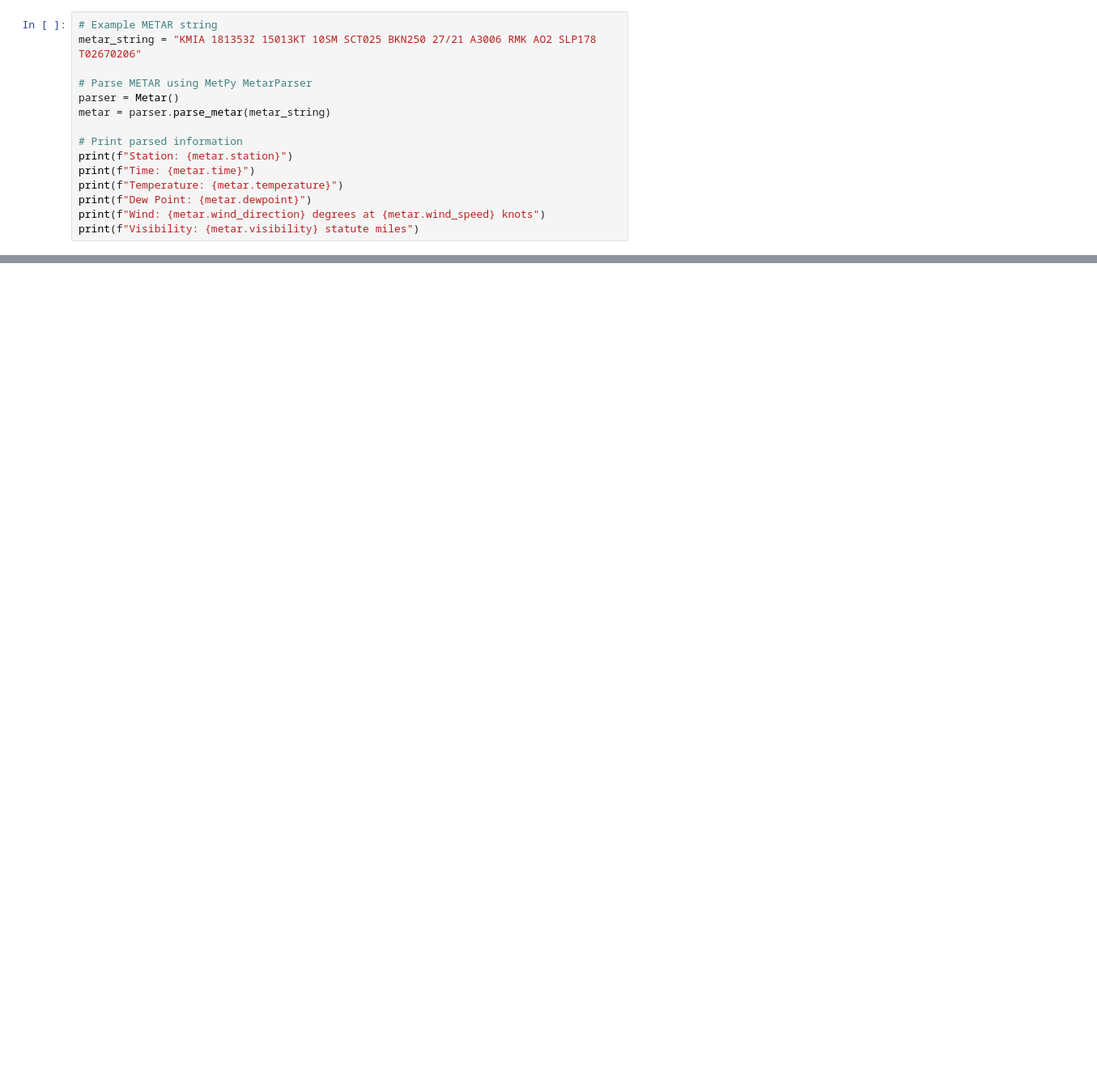
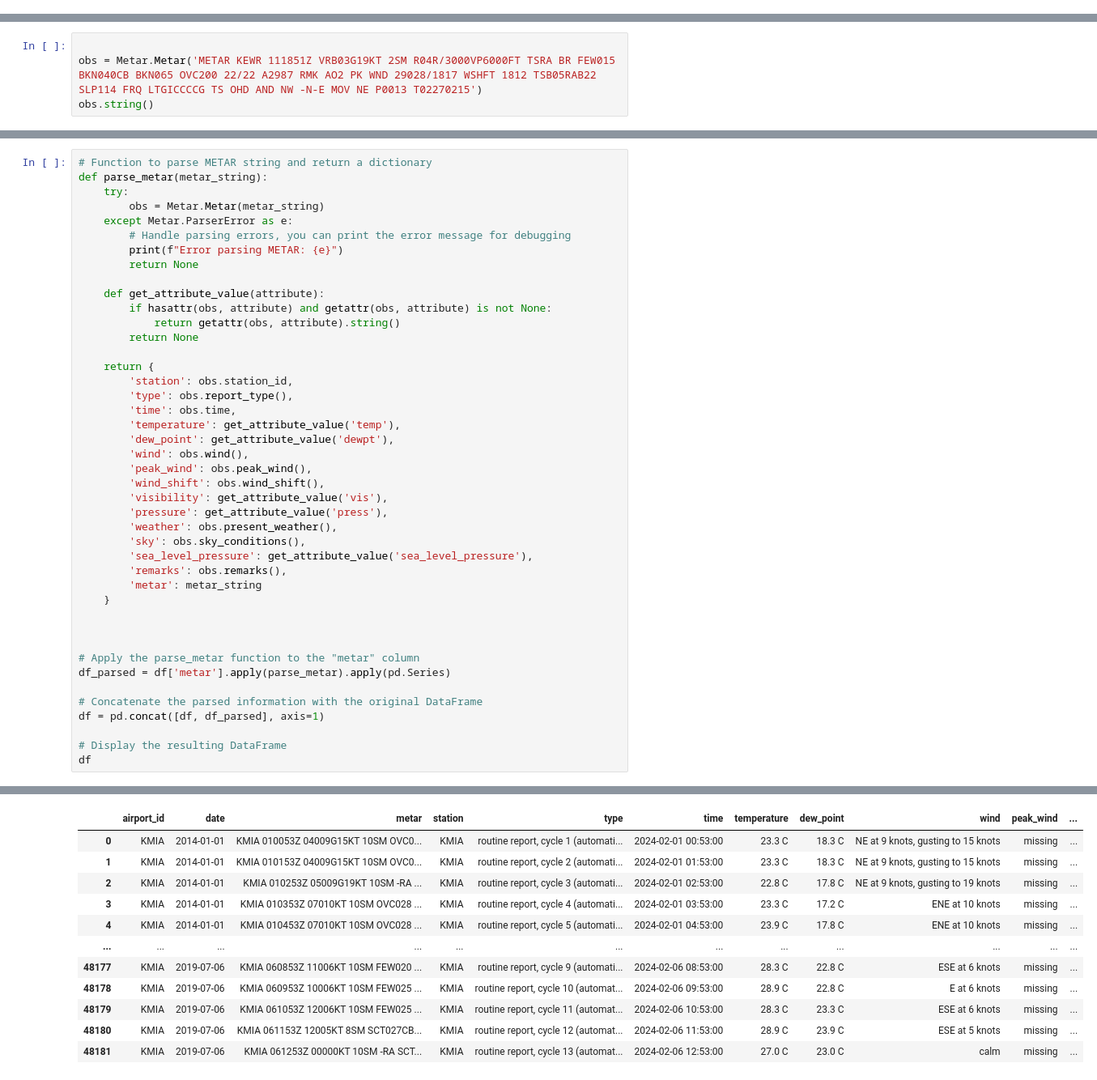
Before and after one commit to SandyCOG/Aviation-Weather-Forecasting-Using-METAR-Data, a Jupyter notebook: Aviation_Weather_Forecasting_Using_METAR_Data.ipynb, the cells around one changed output, grey strips where cells are left out. Shown at 81% size. Cells and saved outputs as stored; diff of their text form; blank space fills up the shorter version.

```diff
--- a/Aviation_Weather_Forecasting_Using_METAR_Data.ipynb
+++ b/Aviation_Weather_Forecasting_Using_METAR_Data.ipynb
@@ -34,15 +22,0 @@ KeyError: "None of ['station_id'] are in the columns"
-# %%
-# Example METAR string
-metar_string = "KMIA 181353Z 15013KT 10SM SCT025 BKN250 27/21 A3006 RMK AO2 SLP178 T02670206"
-
-# Parse METAR using MetPy MetarParser
-parser = Metar()
-metar = parser.parse_metar(metar_string)
-
-# Print parsed information
-print(f"Station: {metar.station}")
-print(f"Time: {metar.time}")
-print(f"Temperature: {metar.temperature}")
-print(f"Dew Point: {metar.dewpoint}")
-print(f"Wind: {metar.wind_direction} degrees at {metar.wind_speed} knots")
-print(f"Visibility: {metar.visibility} statute miles")
@@ -155,0 +23,4 @@ TypeError: metar.__new__() missing 28 required positional arguments: 'station_id
+# %%
+
+obs = Metar.Metar('METAR KEWR 111851Z VRB03G19KT 2SM R04R/3000VP6000FT TSRA BR FEW015 BKN040CB BKN065 OVC200 22/22 A2987 RMK AO2 PK WND 29028/1817 WSHFT 1812 TSB05RAB22 SLP114 FRQ LTGICCCCG TS OHD AND NW -N-E MOV NE P0013 T02270215')
+obs.string()
@@ -155,0 +29,44 @@ TypeError: metar.__new__() missing 28 required positional arguments: 'station_id
+# %%
+# Function to parse METAR string and return a dictionary
+def parse_metar(metar_string):
+    try:
+        obs = Metar.Metar(metar_string)
+    except Metar.ParserError as e:
+        # Handle parsing errors, you can print the error message for debugging
+        print(f"Error parsing METAR: {e}")
+        return None
+
+    def get_attribute_value(attribute):
+        if hasattr(obs, attribute) and getattr(obs, attribute) is not None:
+            return getattr(obs, attribute).string()
+        return None
+
+    return {
+        'station': obs.station_id,
+        'type': obs.report_type(),
+        'time': obs.time,
+        'temperature': get_attribute_value('temp'),
+        'dew_point': get_attribute_value('dewpt'),
+        'wind': obs.wind(),
+        'peak_wind': obs.peak_wind(),
+        'wind_shift': obs.wind_shift(),
+        'visibility': get_attribute_value('vis'),
+        'pressure': get_attribute_value('press'),
+        'weather': obs.present_weather(),
+        'sky': obs.sky_conditions(),
+        'sea_level_pressure': get_attribute_value('sea_level_pressure'),
+        'remarks': obs.remarks(),
+        'metar': metar_string
+    }
+
+
+
+# Apply the parse_metar function to the "metar" column
+df_parsed = df['metar'].apply(parse_metar).apply(pd.Series)
+
+# Concatenate the parsed information with the original DataFrame
+df = pd.concat([df, df_parsed], axis=1)
+
+# Display the resulting DataFrame
+df
+# %% [output]
@@ -155,0 +75,12 @@ TypeError: metar.__new__() missing 28 required positional arguments: 'station_id
+|  | airport_id | date | metar | station | type | time | temperature | dew_point | wind | peak_wind | ... |
+| 0 | KMIA | 2014-01-01 | KMIA 010053Z 04009G15KT 10SM OVC0... | KMIA | routine report, cycle 1 (automati... | 2024-02-01 00:53:00 | 23.3 C | 18.3 C | NE at 9 knots, gusting to 15 knots | missing | ... |
+| 1 | KMIA | 2014-01-01 | KMIA 010153Z 04009G15KT 10SM OVC0... | KMIA | routine report, cycle 2 (automati... | 2024-02-01 01:53:00 | 23.3 C | 18.3 C | NE at 9 knots, gusting to 15 knots | missing | ... |
+| 2 | KMIA | 2014-01-01 | KMIA 010253Z 05009G19KT 10SM -RA ... | KMIA | routine report, cycle 3 (automati... | 2024-02-01 02:53:00 | 22.8 C | 17.8 C | NE at 9 knots, gusting to 19 knots | missing | ... |
+| 3 | KMIA | 2014-01-01 | KMIA 010353Z 07010KT 10SM OVC028 ... | KMIA | routine report, cycle 4 (automati... | 2024-02-01 03:53:00 | 23.3 C | 17.2 C | ENE at 10 knots | missing | ... |
+| 4 | KMIA | 2014-01-01 | KMIA 010453Z 07010KT 10SM OVC028 ... | KMIA | routine report, cycle 5 (automati... | 2024-02-01 04:53:00 | 23.9 C | 17.8 C | ENE at 10 knots | missing | ... |
+| ... | ... | ... | ... | ... | ... | ... | ... | ... | ... | ... | ... |
+| 48177 | KMIA | 2019-07-06 | KMIA 060853Z 11006KT 10SM FEW020 ... | KMIA | routine report, cycle 9 (automati... | 2024-02-06 08:53:00 | 28.3 C | 22.8 C | ESE at 6 knots | missing | ... |
+| 48178 | KMIA | 2019-07-06 | KMIA 060953Z 10006KT 10SM FEW025 ... | KMIA | routine report, cycle 10 (automat... | 2024-02-06 09:53:00 | 28.9 C | 22.8 C | E at 6 knots | missing | ... |
+| 48179 | KMIA | 2019-07-06 | KMIA 061053Z 12006KT 10SM FEW025 ... | KMIA | routine report, cycle 11 (automat... | 2024-02-06 10:53:00 | 28.3 C | 23.3 C | ESE at 6 knots | missing | ... |
+| 48180 | KMIA | 2019-07-06 | KMIA 061153Z 12005KT 8SM SCT027CB... | KMIA | routine report, cycle 12 (automat... | 2024-02-06 11:53:00 | 28.9 C | 23.9 C | ESE at 5 knots | missing | ... |
+| 48181 | KMIA | 2019-07-06 | KMIA 061253Z 00000KT 10SM -RA SCT... | KMIA | routine report, cycle 13 (automat... | 2024-02-06 12:53:00 | 27.0 C | 23.0 C | calm | missing | ... |
```
Also changed, not shown: parts of 13 cells of this notebook.
